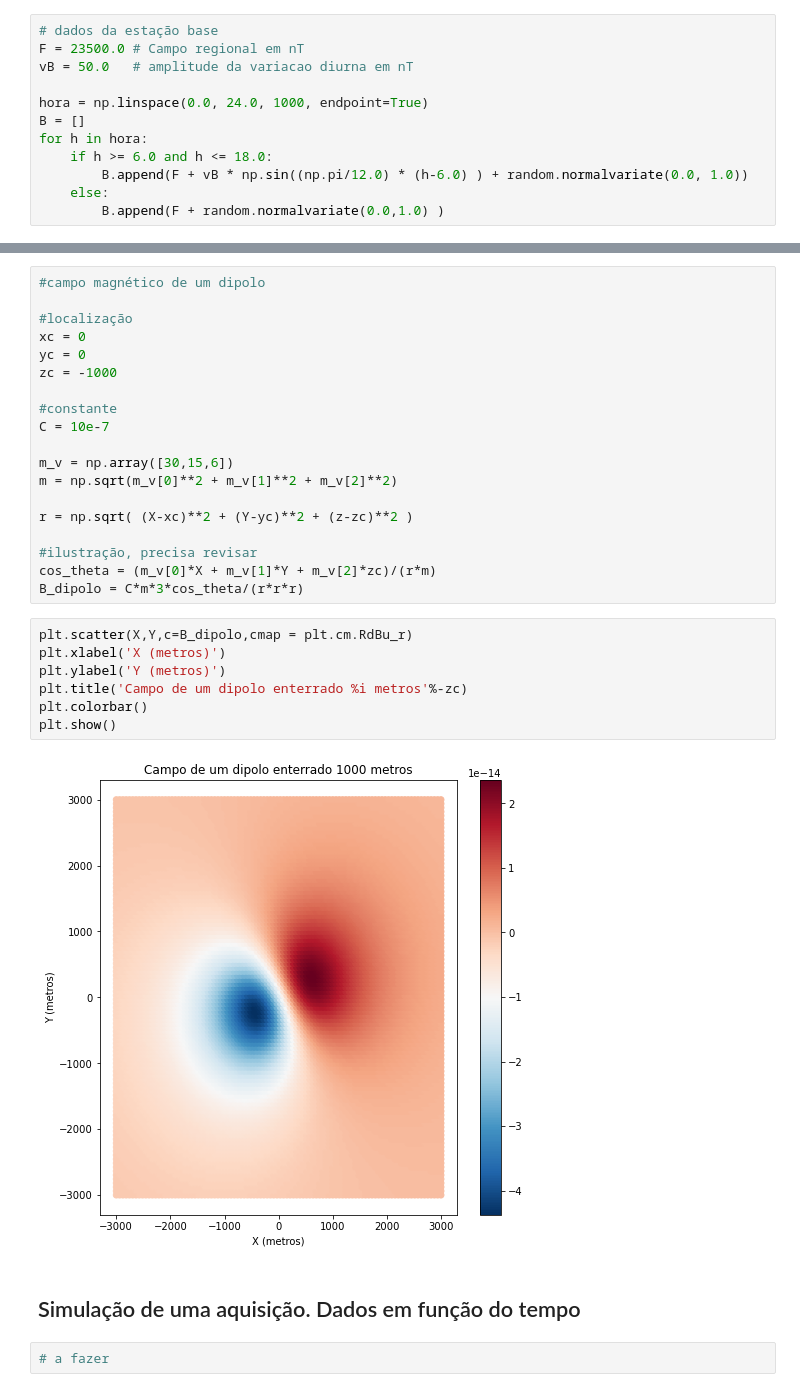
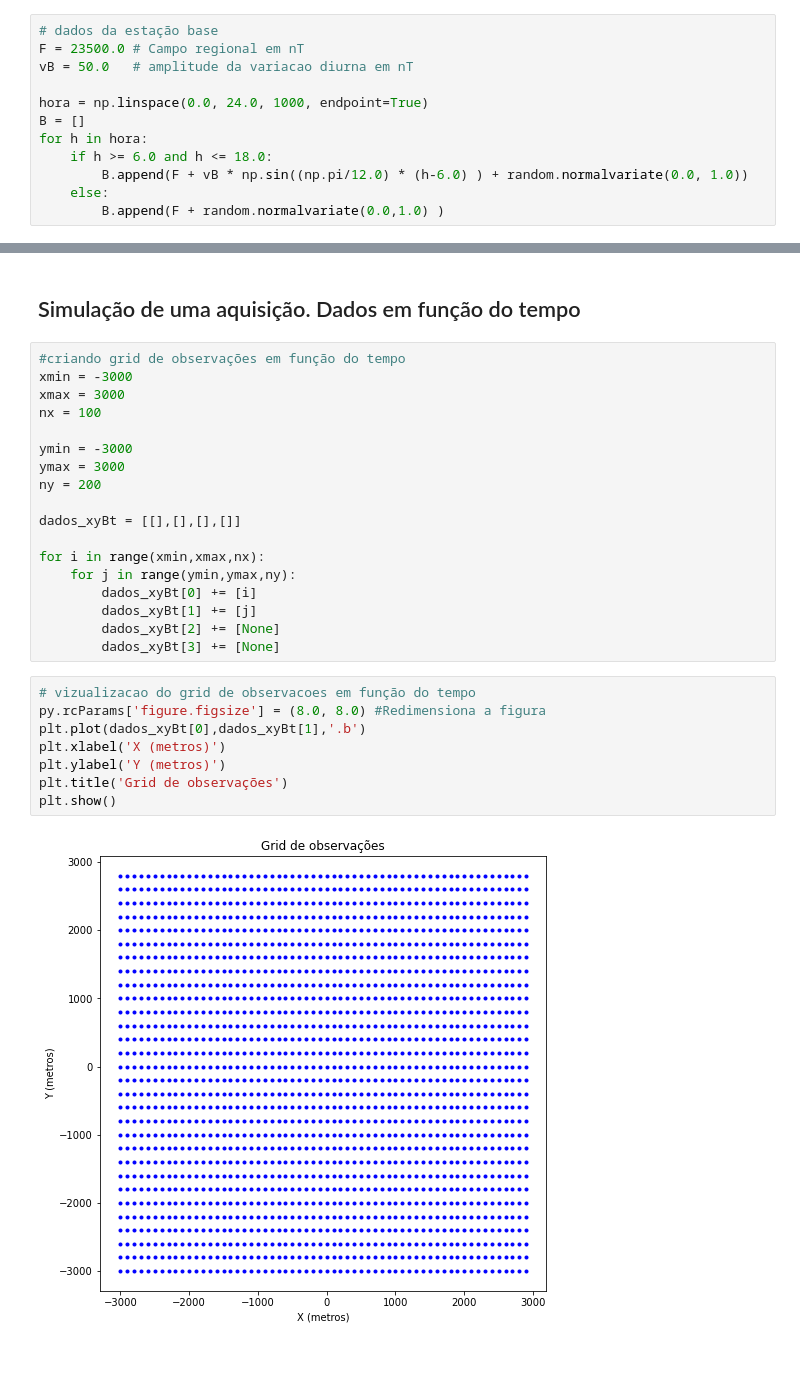
Before and after one commit to gdssouza/IGRF_n_diurnalVariation, a Jupyter notebook: variacao_diurna_sintetica.ipynb, the cells around one changed output, grey strips where cells are left out. Cells and saved outputs as stored; diff of their text form; blank space fills up the shorter version.

Commit message:
Criando grid em função do tempo (vazio)
Além disso, mudando ordem das células

```diff
--- a/variacao_diurna_sintetica.ipynb
+++ b/variacao_diurna_sintetica.ipynb
@@ -55,32 +73,30 @@ plt.show()
-# %%
-#campo magnético de um dipolo
-
-#localização
-xc = 0
-yc = 0
-zc = -1000
-
-#constante
-C = 10e-7
-
-m_v = np.array([30,15,6])
-m = np.sqrt(m_v[0]**2 + m_v[1]**2 + m_v[2]**2)
-
-r = np.sqrt( (X-xc)**2 + (Y-yc)**2 + (z-zc)**2 )
-
-#ilustração, precisa revisar
-cos_theta = (m_v[0]*X + m_v[1]*Y + m_v[2]*zc)/(r*m)
-B_dipolo = C*m*3*cos_theta/(r*r*r)
-# %%
-plt.scatter(X,Y,c=B_dipolo,cmap = plt.cm.RdBu_r)
-plt.xlabel('X (metros)')
-plt.ylabel('Y (metros)')
-plt.title('Campo de um dipolo enterrado %i metros'%-zc)
-plt.colorbar()
-plt.show()
-# %% [output]
-[figure, removed]
 # %% [markdown]
 ## Simulação de uma aquisição. Dados em função do tempo
-# %%
-# a fazer
+# %%
+#criando grid de observações em função do tempo
+xmin = -3000
+xmax = 3000
+nx = 100
+
+ymin = -3000
+ymax = 3000
+ny = 200
+
+dados_xyBt = [[],[],[],[]]
+
+for i in range(xmin,xmax,nx):
+    for j in range(ymin,ymax,ny):
+        dados_xyBt[0] += [i]
+        dados_xyBt[1] += [j]
+        dados_xyBt[2] += [None]
+        dados_xyBt[3] += [None]
+# %%
+# vizualizacao do grid de observacoes em função do tempo
+py.rcParams['figure.figsize'] = (8.0, 8.0) #Redimensiona a figura
+plt.plot(dados_xyBt[0],dados_xyBt[1],'.b')
+plt.xlabel('X (metros)')
+plt.ylabel('Y (metros)')
+plt.title('Grid de observações')
+plt.show()
+# %% [output]
+[figure, added]
```
Also changed, not shown: parts of 8 cells of this notebook.
